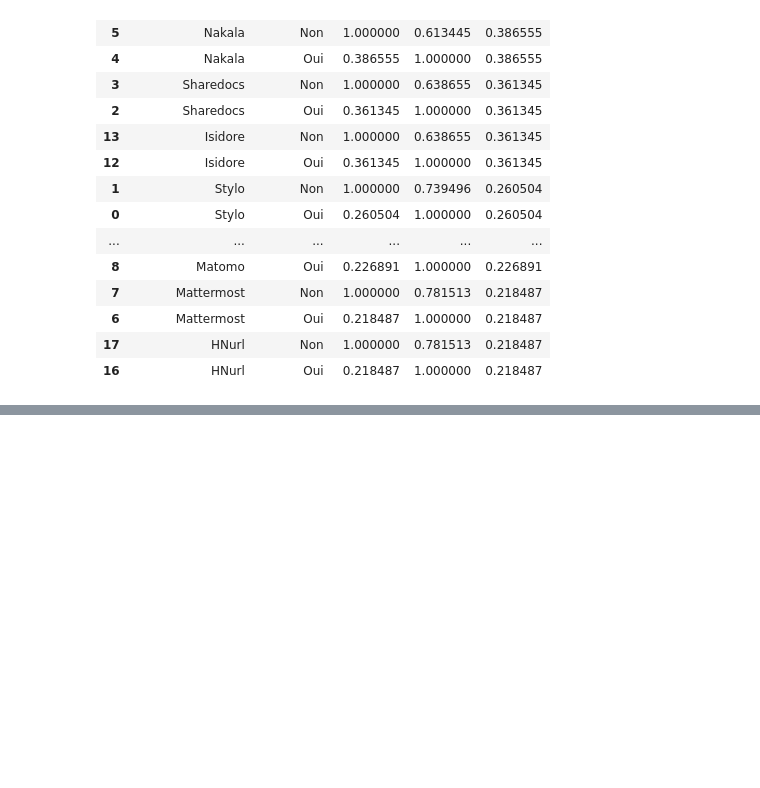
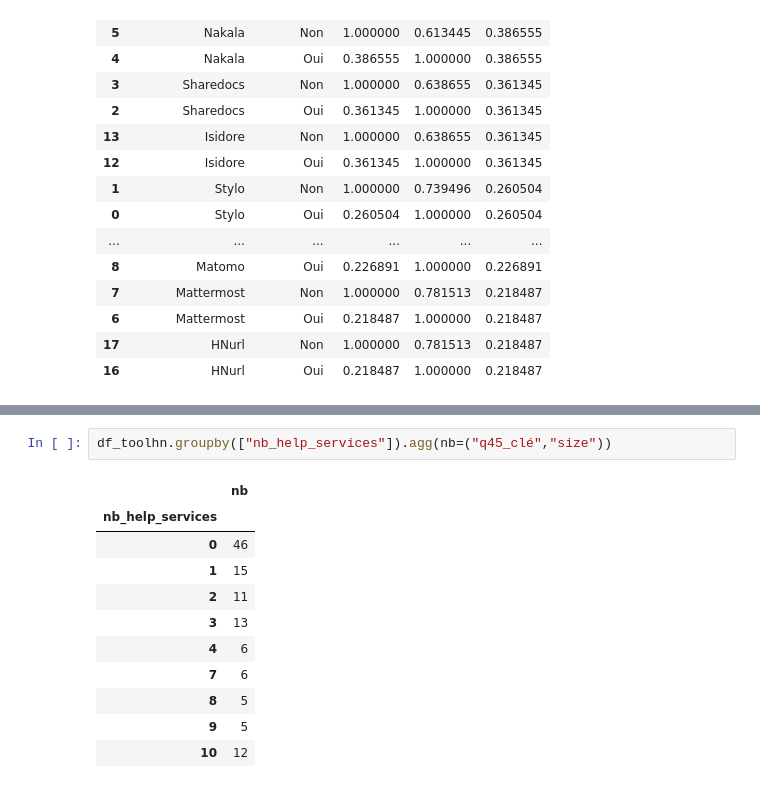
Before and after one commit to luneauaymeric/enquete_SO_p8, a Jupyter notebook: _build/jupyter_execute/script_analyse/stat_descriptive/Outils_humanum.ipynb, the cells around one changed output, grey strips where cells are left out. Saved outputs shown, nothing was run; the diff lists cells and outputs as text; blank space fills up the shorter version.

```diff
--- a/_build/jupyter_execute/script_analyse/stat_descriptive/Outils_humanum.ipynb
+++ b/_build/jupyter_execute/script_analyse/stat_descriptive/Outils_humanum.ipynb
@@ -538,0 +589,14 @@ Le croisement de la question "Connaissez-vous la TGIR Huma-num" et celles sur le
+# %%
+df_toolhn.groupby(["nb_help_services"]).agg(nb=("q45_clé","size"))
+# %% [output]
+|  | nb |
+| nb_help_services |  |
+| 0 | 46 |
+| 1 | 15 |
+| 2 | 11 |
+| 3 | 13 |
+| 4 | 6 |
+| 7 | 6 |
+| 8 | 5 |
+| 9 | 5 |
+| 10 | 12 |
```
Also changed, not shown: parts of 11 cells of this notebook, 41 other files.
